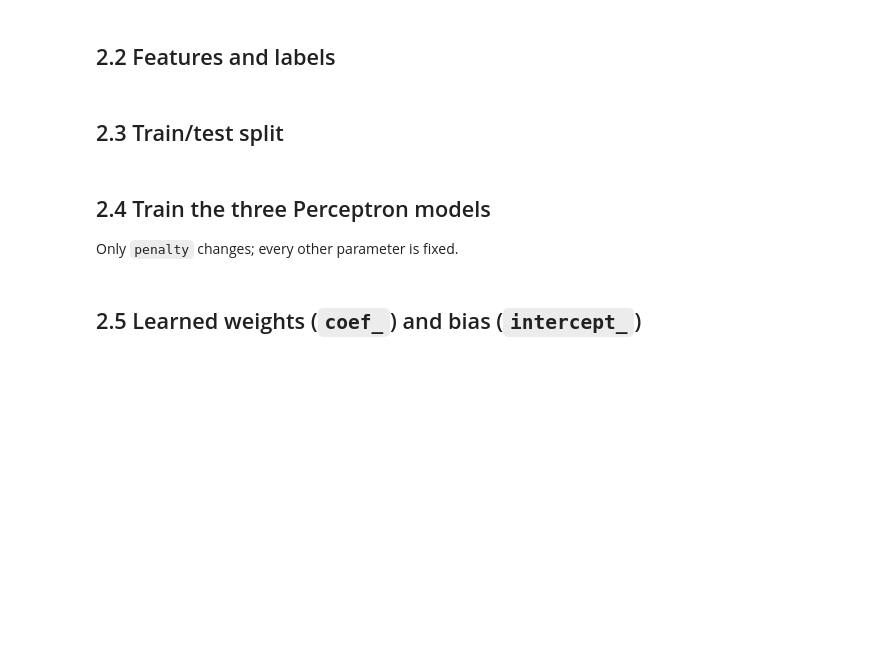
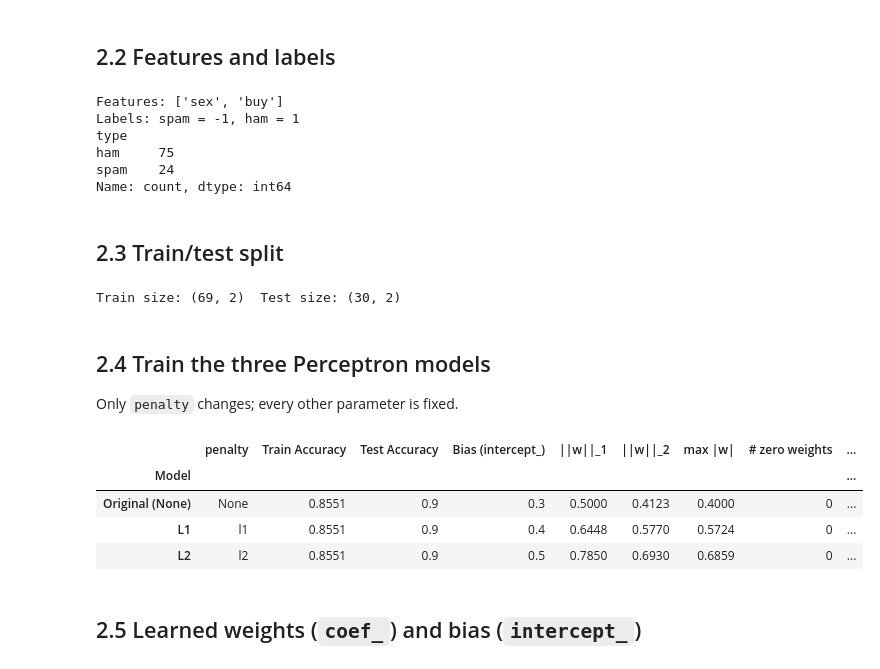
Before and after one commit to vladischad/AI4Cyber-hw2-Perceptron, a Jupyter notebook: hw2.ipynb, the cells around one changed output. Saved outputs shown, nothing was run; the diff lists cells and outputs as text; code cells hidden in the pictures; blank space fills up the shorter version.

Commit message:
Fixed values in part 2 in hw3 and analysis

```diff
--- a/hw2.ipynb
+++ b/hw2.ipynb
@@ -187,72 +245,85 @@ df.head()
 # %% [markdown]
 ## 2.2 Features and labels
 # %%
-LABEL_COL = "type"
-
-feature_cols = [col for col in df.columns if col != LABEL_COL]
-X = df[feature_cols]
-y = df[LABEL_COL]
-
-if y.dtype == object:
-    y = y.str.strip().str.lower().map({"spam": 1, "ham": 0}).fillna(y)
+y = df.iloc[:, 0]                  # 'spam' / 'ham' strings
+X = df.iloc[:, [1, 2, 0]]          # sex, buy, type (label last so Part 3's iloc[:, :-1] drops it)
+feature_cols = list(df.columns[[1, 2]])
 
 print("Features:", feature_cols)
-print("Label column:", LABEL_COL)
+print("Labels: spam = -1, ham = 1")
 print(y.value_counts())
+# %% [output]
+Features: ['sex', 'buy']
+Labels: spam = -1, ham = 1
+type
+ham     75
+spam    24
+Name: count, dtype: int64
 # %% [markdown]
 ## 2.3 Train/test split
 # %%
-TEST_SIZE = 0.2
-RANDOM_STATE = 42
+X_train, X_test, y_train, y_test = train_test_split(
+    X, y, test_size=0.3, random_state=0
+)
 
-X_train, X_test, y_train, y_test = train_test_split(
-    X, y, test_size=TEST_SIZE, random_state=RANDOM_STATE, stratify=y
-)
-print("Train size:", X_train.shape, " Test size:", X_test.shape)
+# numeric versions for Part 2's models
+Xtr = X_train[feature_cols].to_numpy(dtype=float)
+Xte = X_test[feature_cols].to_numpy(dtype=float)
+ytr = np.where(y_train == 'spam', -1, 1)
+yte = np.where(y_test == 'spam', -1, 1)
+
+print("Train size:", Xtr.shape, " Test size:", Xte.shape)
+# %% [output]
+Train size: (69, 2)  Test size: (30, 2)
 # %% [markdown]
 ## 2.4 Train the three Perceptron models
 Only `penalty` changes; every other parameter is fixed.
 # %%
 COMMON_PARAMS = dict(
-    alpha=0.0001,      # regularization strength (sklearn default)
     max_iter=40,
-    tol=1e-3,
-    eta0=.001,
-    shuffle=True,
-    random_state=RANDOM_STATE,
+    eta0=0.1,
+    random_state=0,
+    tol=None,
+    alpha=0.0001,
 )
 
 model_specs = {
     "Original (None)": None,
     "L1": "l1",
     "L2": "l2",
 }
 
 models, rows = {}, []
 for name, penalty in model_specs.items():
     clf = Perceptron(penalty=penalty, **COMMON_PARAMS)
-    clf.fit(X_train, y_train)
+    clf.fit(Xtr, ytr)
     models[name] = clf
 
-    train_acc = accuracy_score(y_train, clf.predict(X_train))
-    test_acc = accuracy_score(y_test, clf.predict(X_test))
+    train_acc = accuracy_score(ytr, clf.predict(Xtr))
+    test_acc = accuracy_score(yte, clf.predict(Xte))
     w = clf.coef_.ravel()
 
     rows.append({
         "Model": name,
         "penalty": str(penalty),
         "Train Accuracy": round(train_acc, 4),
         "Test Accuracy": round(test_acc, 4),
         "Bias (intercept_)": round(float(clf.intercept_[0]), 4),
         "||w||_1": round(np.abs(w).sum(), 4),
         "||w||_2": round(np.linalg.norm(w), 4),
         "max |w|": round(np.abs(w).max(), 4),
         "# zero weights": int(np.sum(np.isclose(w, 0))),
         "Epochs (n_iter_)": clf.n_iter_,
     })
 
 results = pd.DataFrame(rows).set_index("Model")
 results
+# %% [output]
+|  | penalty | Train Accuracy | Test Accuracy | Bias (intercept_) | ||w||_1 | ||w||_2 | max |w| | # zero weights | ... |
+| Model |  |  |  |  |  |  |  |  | ... |
+| Original (None) | None | 0.8551 | 0.9 | 0.3 | 0.5000 | 0.4123 | 0.4000 | 0 | ... |
+| L1 | l1 | 0.8551 | 0.9 | 0.4 | 0.6448 | 0.5770 | 0.5724 | 0 | ... |
+| L2 | l2 | 0.8551 | 0.9 | 0.5 | 0.7850 | 0.6930 | 0.6859 | 0 | ... |
 # %% [markdown]
 ## 2.5 Learned weights (`coef_`) and bias (`intercept_`)
 # %%
```
Also changed, not shown: parts of 10 cells of this notebook.
